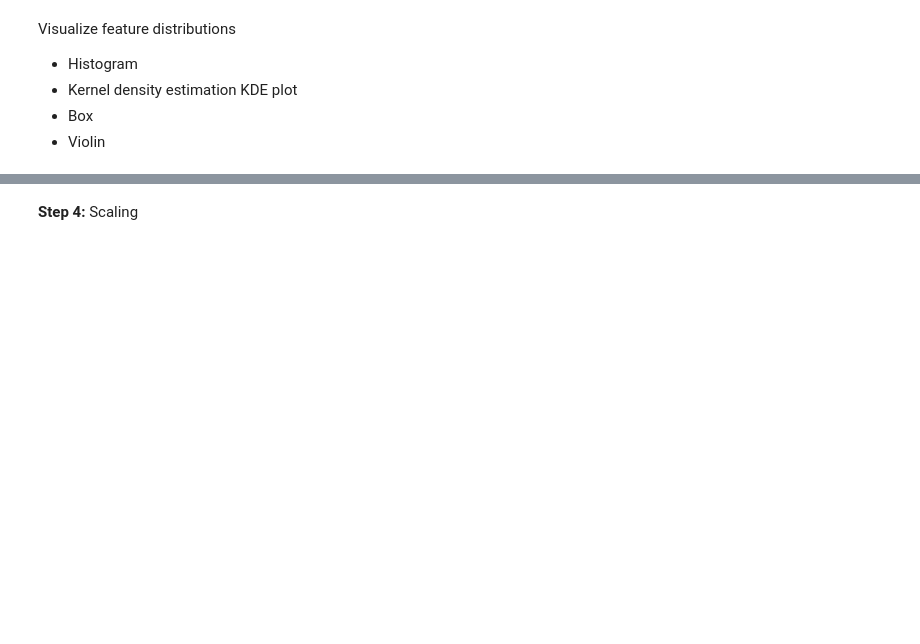
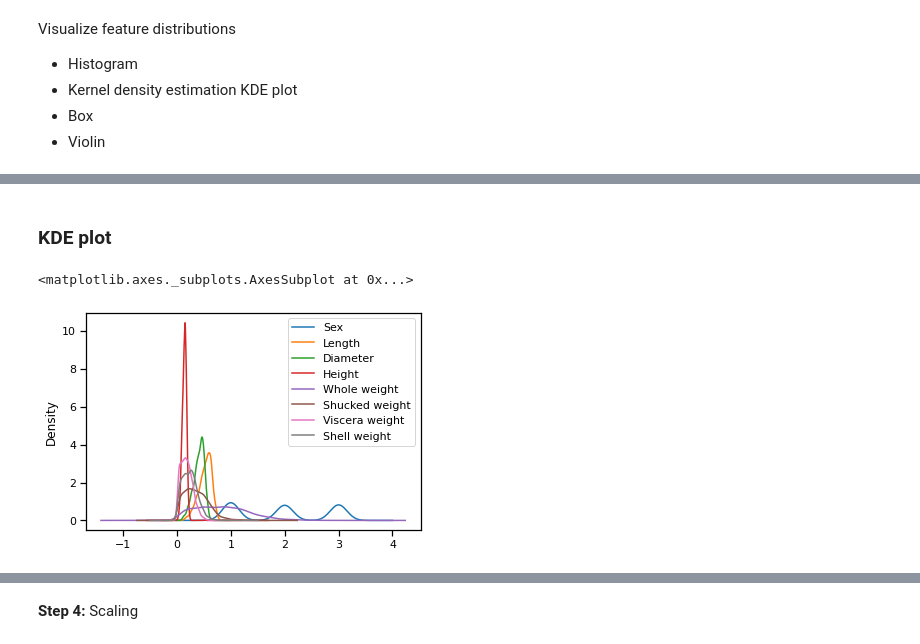
Before and after one commit to rahulagarwak/Machine-Learning-Practice-MLP, a Jupyter notebook: Colab Notebooks/MLP_Wk2_Data_Extraction_Imputation_Scaling_Visualizing_Feature_Distribution.ipynb, the cells around one changed output, grey strips where cells are left out. Drawn from its saved outputs; the diff is of its cells as text; code cells hidden in the pictures; blank space fills up the shorter version.

```diff
--- a/Colab Notebooks/MLP_Wk2_Data_Extraction_Imputation_Scaling_Visualizing_Feature_Distribution.ipynb
+++ b/Colab Notebooks/MLP_Wk2_Data_Extraction_Imputation_Scaling_Visualizing_Feature_Distribution.ipynb
@@ -243,0 +373,7 @@ We will have separate and combined histogram plots to check if the feature are i
+# %% [markdown]
+### KDE plot
+# %%
+abalone_data.plot.kde()
+# %% [output]
+<matplotlib.axes._subplots.AxesSubplot at 0x...>
+[figure, added]
```
Also changed, not shown: parts of 116 cells of this notebook.
